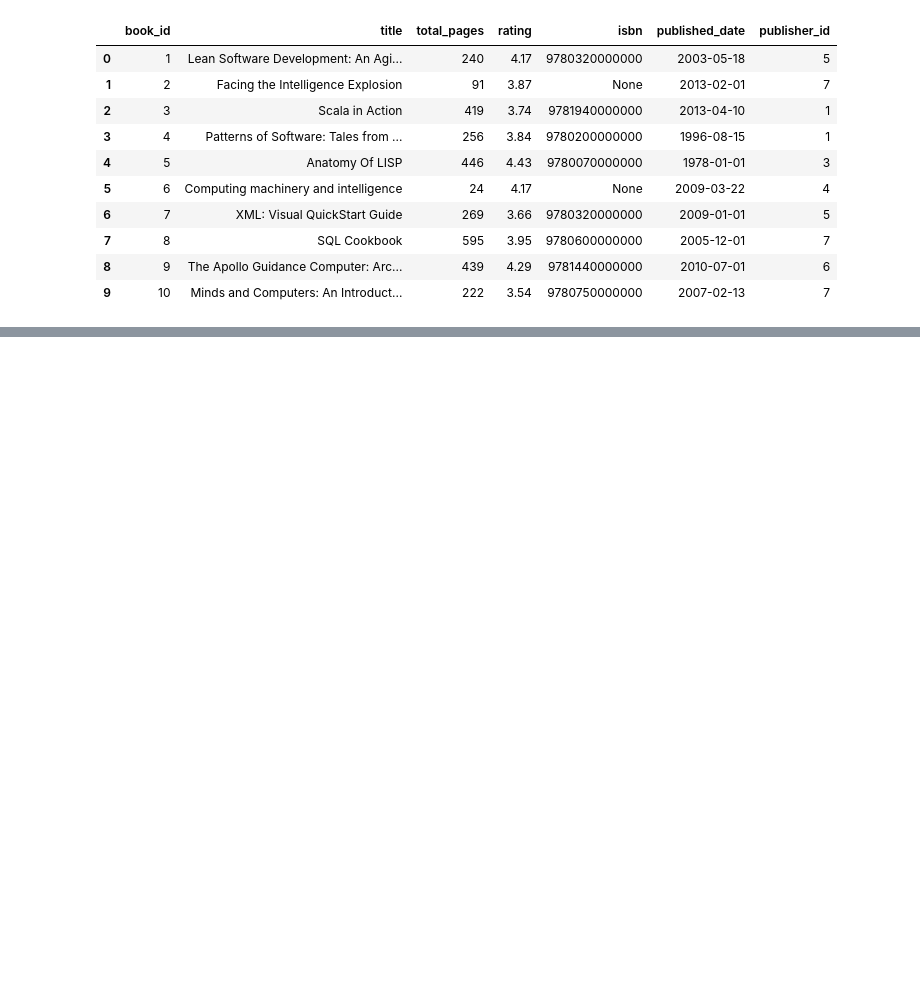
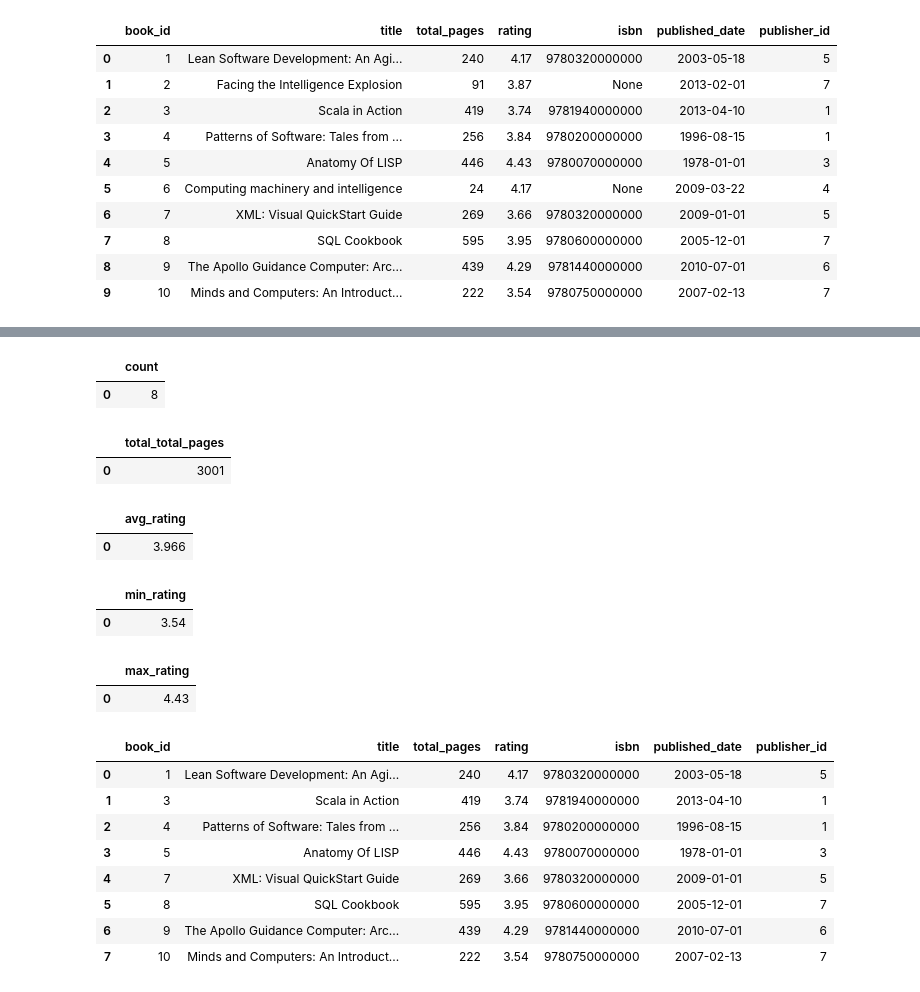
Before and after one commit to isabellegaldau/connecting-to-a-sql-database-project-tutorial, a Jupyter notebook: src/explore.ipynb, the cells around one changed output, grey strips where cells are left out. Drawn from its saved outputs; the diff is of its cells as text; code cells hidden in the pictures; blank space fills up the shorter version.

```diff
--- a/src/explore.ipynb
+++ b/src/explore.ipynb
@@ -68,0 +139,56 @@ books_table
+# %%
+
+# 7. Write a SQL query to count the number of rows listed in the `authors` table.
+# (Hint: Use the `COUNT()` command)
+row_count = pd.read_sql("SELECT COUNT(*) FROM authors", engine)
+row_count
+# %% [output]
+|  | count |
+| 0 | 8 |
+# %%
+# 8. Write a SQL query to find the sum of `total_pages` using the `books` table.
+# (Hint: Use the `SUM()` command)
+sum_total_pages = pd.read_sql("SELECT SUM(total_pages) AS total_total_pages FROM books", engine)
+sum_total_pages
+# %% [output]
+|  | total_total_pages |
+| 0 | 3001 |
+# %%
+# 9. Write a SQL query to find the average book `rating` using the `books` table.
+# (Hint: Use the `AVG()` command)
+avg_rating = pd.read_sql("SELECT AVG(rating) AS avg_rating FROM books", engine)
+avg_rating
+# %% [output]
+|  | avg_rating |
+| 0 | 3.966 |
+# %%
+# 10. Write a SQL query to find the minimum book `rating` using the `books` table.
+# (Hint: Use the `MIN()` command)
+min_rating = pd.read_sql("SELECT MIN(rating) AS min_rating FROM books", engine)
+min_rating
+# %% [output]
+|  | min_rating |
+| 0 | 3.54 |
+# %%
+# 11. Write a SQL query to find the maximum book `rating` using the `books` table.
+# (Hint: Use the `MAX()` command)
+max_rating = pd.read_sql("SELECT MAX(rating) AS max_rating FROM books", engine)
+max_rating
+# %% [output]
+|  | max_rating |
+| 0 | 4.43 |
+# %%
+# 12. Write a SQL query to list the rows in the `books` table where `isbn` is not None.
+# (Hint: Use the `WHERE()` command)
+non_null_isbn_rows = pd.read_sql("SELECT * FROM books WHERE isbn IS NOT NULL", engine)
+non_null_isbn_rows
+# %% [output]
+|  | book_id | title | total_pages | rating | isbn | published_date | publisher_id |
+| 0 | 1 | Lean Software Development: An Agi... | 240 | 4.17 | 9780320000000 | 2003-05-18 | 5 |
+| 1 | 3 | Scala in Action | 419 | 3.74 | 9781940000000 | 2013-04-10 | 1 |
+| 2 | 4 | Patterns of Software: Tales from ... | 256 | 3.84 | 9780200000000 | 1996-08-15 | 1 |
+| 3 | 5 | Anatomy Of LISP | 446 | 4.43 | 9780070000000 | 1978-01-01 | 3 |
+| 4 | 7 | XML: Visual QuickStart Guide | 269 | 3.66 | 9780320000000 | 2009-01-01 | 5 |
+| 5 | 8 | SQL Cookbook | 595 | 3.95 | 9780600000000 | 2005-12-01 | 7 |
+| 6 | 9 | The Apollo Guidance Computer: Arc... | 439 | 4.29 | 9781440000000 | 2010-07-01 | 6 |
+| 7 | 10 | Minds and Computers: An Introduct... | 222 | 3.54 | 9780750000000 | 2007-02-13 | 7 |
```
Also changed, not shown: parts of 8 cells of this notebook.
